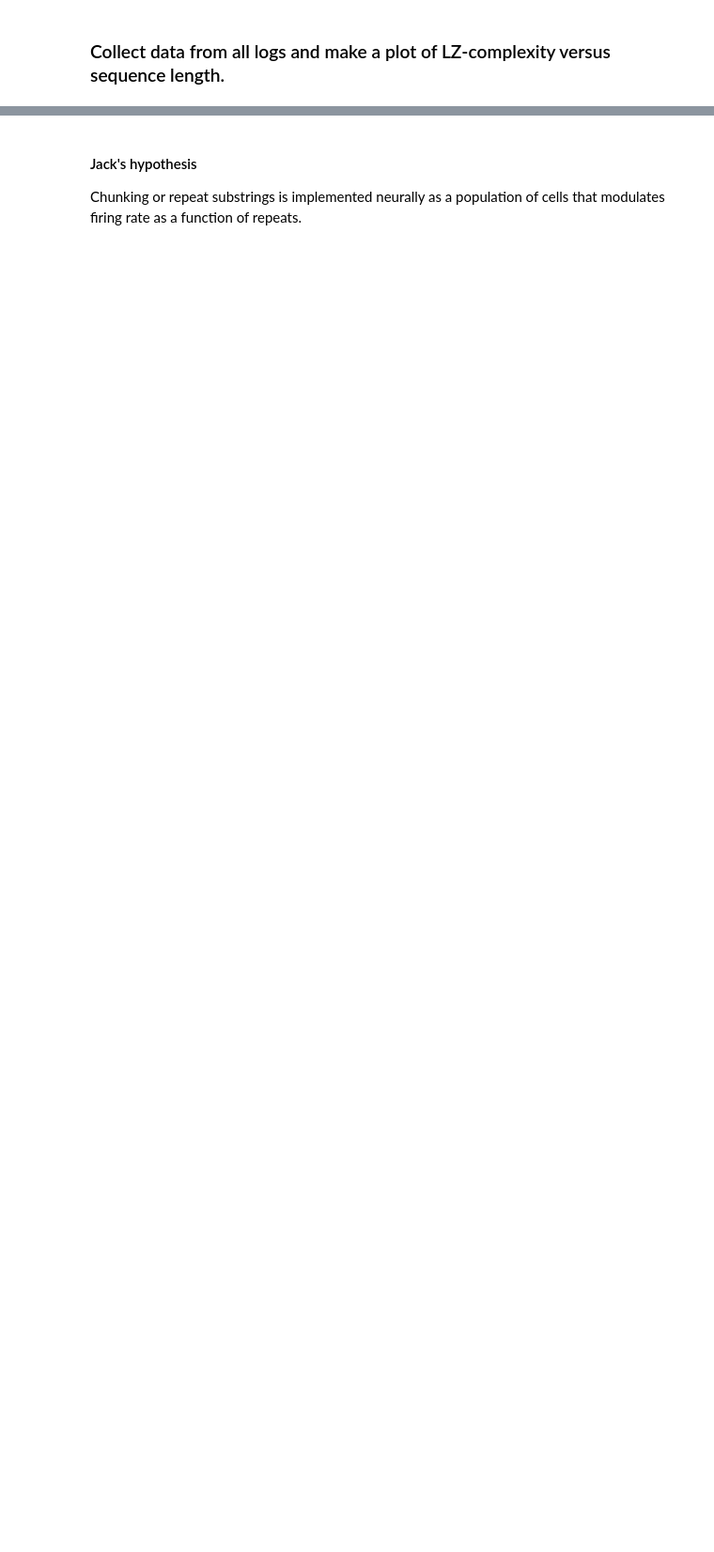
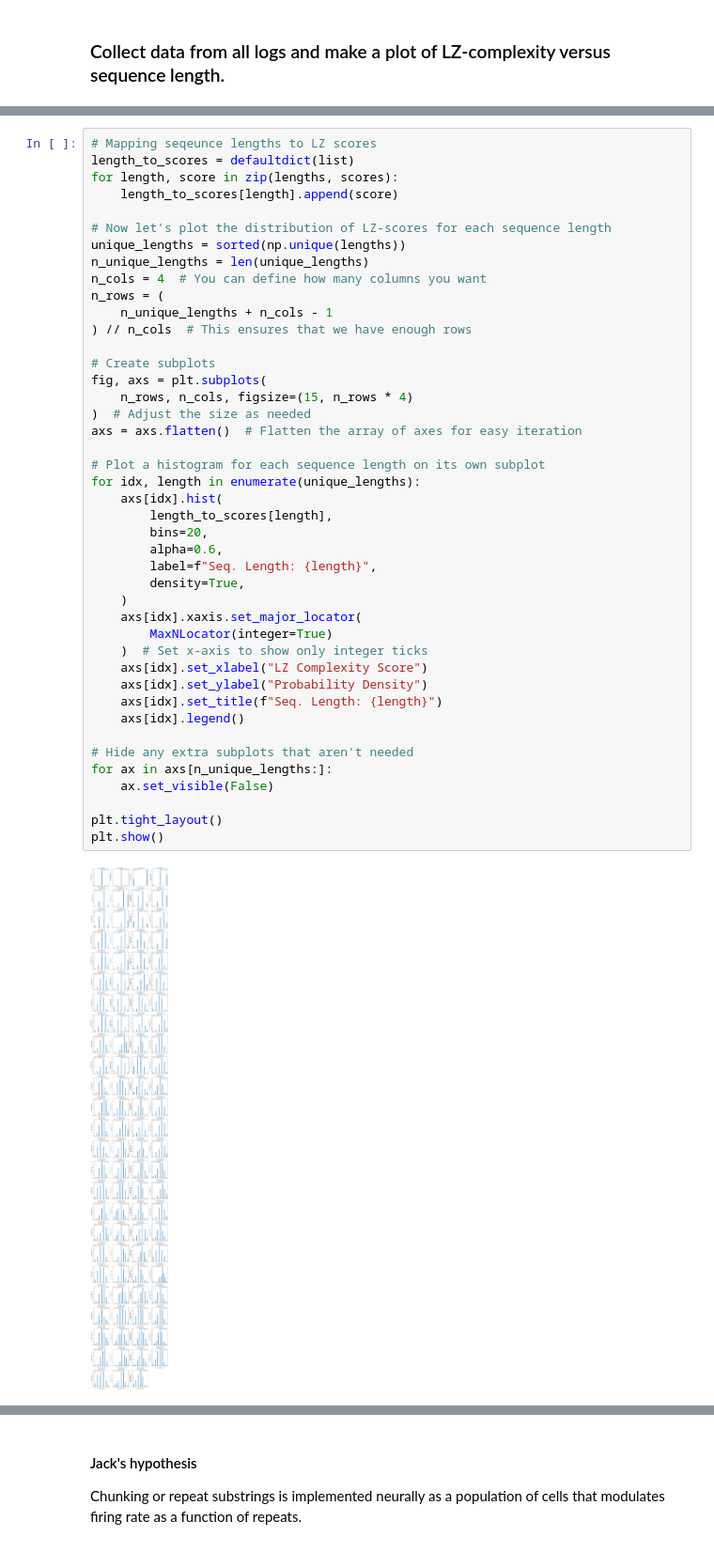
Before and after one commit to qsimeon/PSY1401Projects, a Jupyter notebook: final_project/LempelZivScheme.ipynb, the cells around one changed output, grey strips where cells are left out. Shown at 94% size. Drawn from its saved outputs; the diff is of its cells as text; blank space fills up the shorter version.

```diff
--- a/final_project/LempelZivScheme.ipynb
+++ b/final_project/LempelZivScheme.ipynb
@@ -173,0 +401,45 @@ plt.show()
+# %%
+# Mapping seqeunce lengths to LZ scores
+length_to_scores = defaultdict(list)
+for length, score in zip(lengths, scores):
+    length_to_scores[length].append(score)
+
+# Now let's plot the distribution of LZ-scores for each sequence length
+unique_lengths = sorted(np.unique(lengths))
+n_unique_lengths = len(unique_lengths)
+n_cols = 4  # You can define how many columns you want
+n_rows = (
+    n_unique_lengths + n_cols - 1
+) // n_cols  # This ensures that we have enough rows
+
+# Create subplots
+fig, axs = plt.subplots(
+    n_rows, n_cols, figsize=(15, n_rows * 4)
+)  # Adjust the size as needed
+axs = axs.flatten()  # Flatten the array of axes for easy iteration
+
+# Plot a histogram for each sequence length on its own subplot
+for idx, length in enumerate(unique_lengths):
+    axs[idx].hist(
+        length_to_scores[length],
+        bins=20,
+        alpha=0.6,
+        label=f"Seq. Length: {length}",
+        density=True,
+    )
+    axs[idx].xaxis.set_major_locator(
+        MaxNLocator(integer=True)
+    )  # Set x-axis to show only integer ticks
+    axs[idx].set_xlabel("LZ Complexity Score")
+    axs[idx].set_ylabel("Probability Density")
+    axs[idx].set_title(f"Seq. Length: {length}")
+    axs[idx].legend()
+
+# Hide any extra subplots that aren't needed
+for ax in axs[n_unique_lengths:]:
+    ax.set_visible(False)
+
+plt.tight_layout()
+plt.show()
+# %% [output]
+[figure, added]
```
Also changed, not shown: parts of 14 cells of this notebook, 3 other files.
